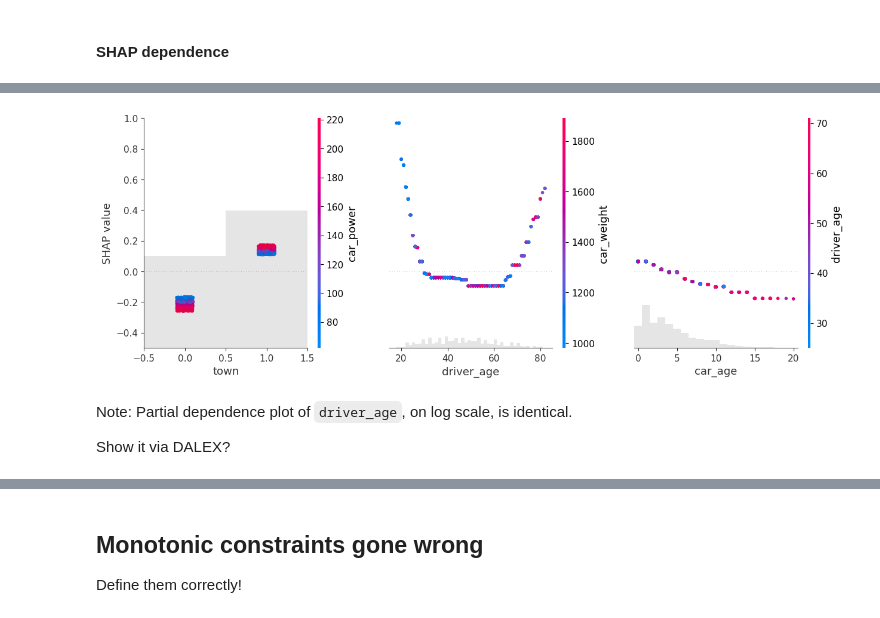
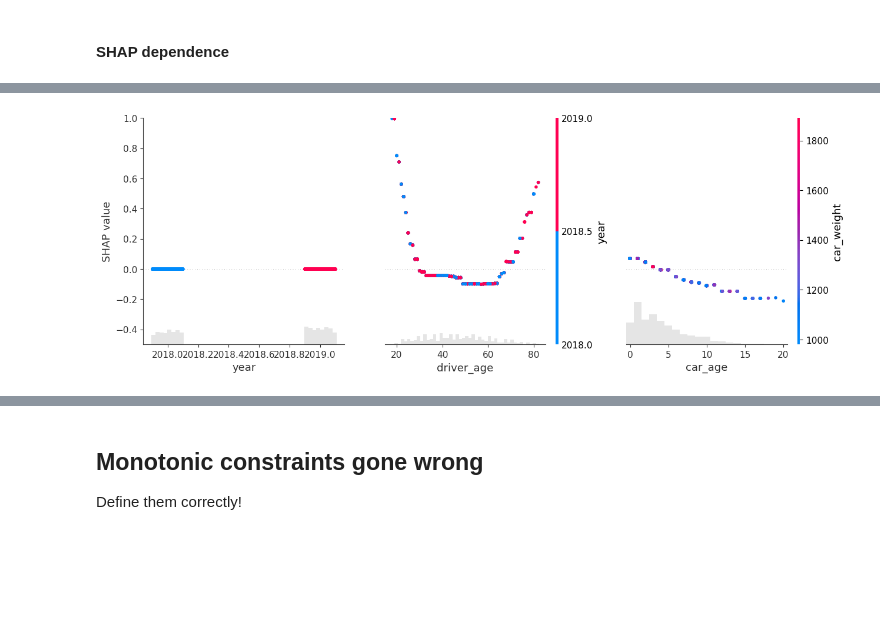
Before and after one commit to samathizer/boosted-trees, a Jupyter notebook: notebook.ipynb, the cells around one changed output, grey strips where cells are left out. Saved outputs shown, nothing was run; the diff lists cells and outputs as text; code cells hidden in the pictures; blank space fills up the shorter version.

```diff
--- a/notebook.ipynb
+++ b/notebook.ipynb
@@ -138,5 +165,5 @@ Let's keep `driver_age` and `car_age` additive, meaning that some trees use only
 # %%
-params_ic = params | {"interaction_constraints": [[2], [5], [0, 1, 3, 4]]}  # Mind the positions...
+params_ic = params | {"interaction_constraints": [[0], [2], [5], [1, 3, 4]]}  # Mind the positions...
 params_ic
 # %% [output]
 {'learning_rate': 0.05,
@@ -154,4 +181,4 @@ params_ic
 # %%
-model_ic = LGBMRegressor(n_estimators=num_rounds, **params_ic)
+model_ic = LGBMRegressor(n_estimators=num_rounds, **params_ic, n_jobs=7)
 model_ic.fit(X_train, y_train)
 # %% [output]
@@ -180,11 +194,7 @@ LGBMRegressor(bagging_fraction=0.8, colsample_bynode=0.8,
 # %%
 explainer_ic = shap.Explainer(model_ic)
 shap_val_ic = explainer_ic(X_explain)
 
-shap.plots.scatter(shap_val_ic[:, [1, 2, 5]], color=shap_val_ic, ymin=-0.5, ymax=1)
+shap.plots.scatter(shap_val_ic[:, [0, 2, 5]], color=shap_val_ic, ymin=-0.5, ymax=1)
 # %% [output]
-[figure, old version]
+[figure, new version]
-# %% [markdown]
-Note: Partial dependence plot of `driver_age`, on log scale, is identical.
-
-Show it via DALEX?
```
Also changed, not shown: parts of 33 cells of this notebook.
